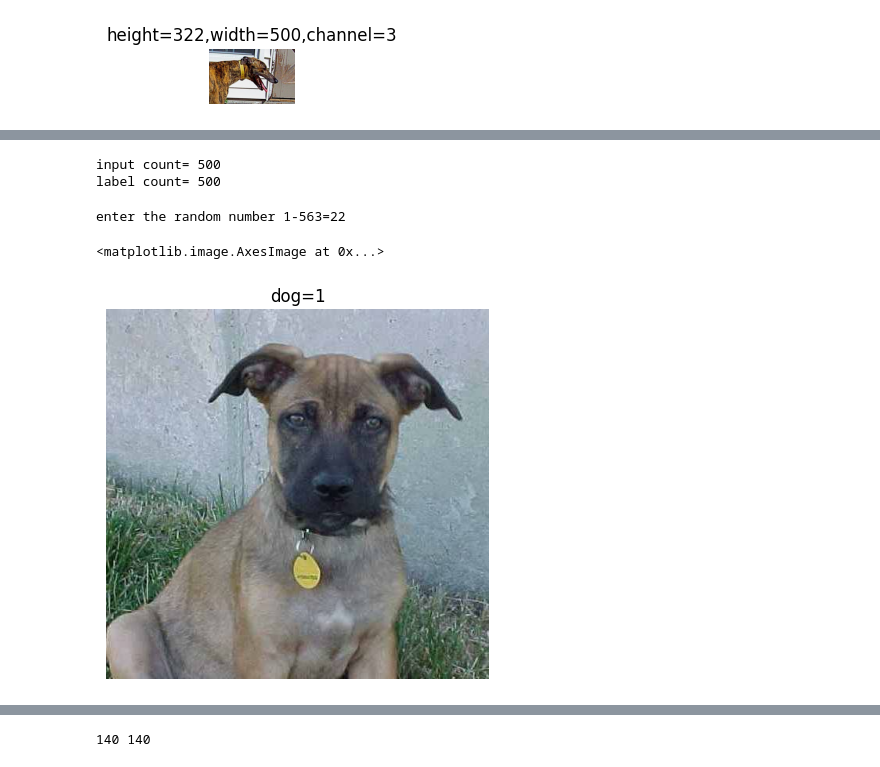
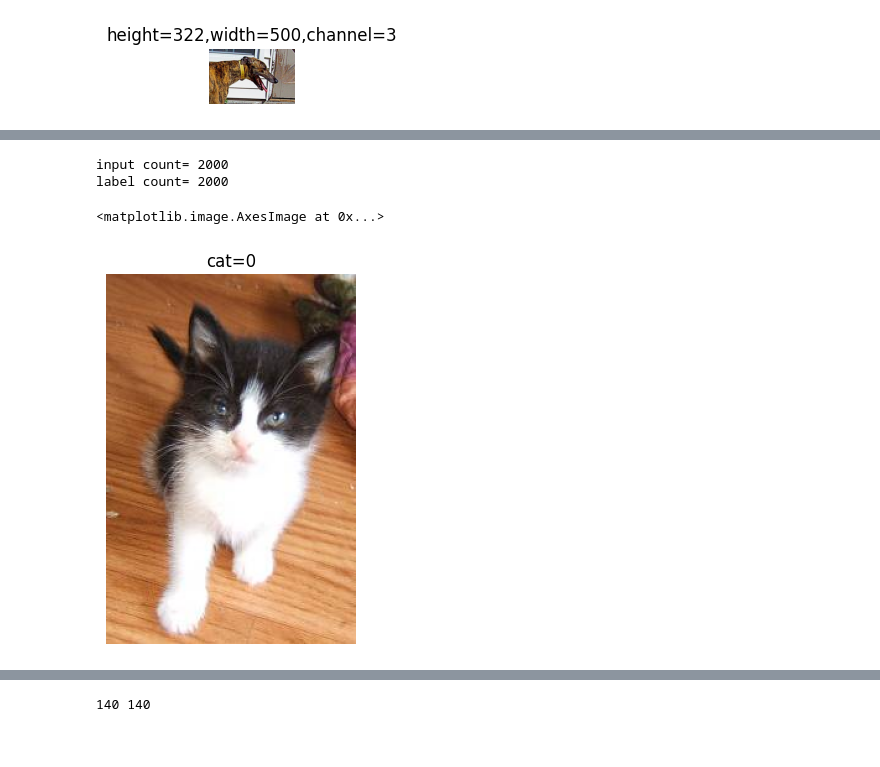
Before and after one commit to Rahulchunduruu/Machine-Learning, a Jupyter notebook: cat_and_dogs_vgg19.ipynb, the cells around one changed output, grey strips where cells are left out. Saved outputs shown, nothing was run; the diff lists cells and outputs as text; code cells hidden in the pictures.

```diff
--- a/cat_and_dogs_vgg19.ipynb
+++ b/cat_and_dogs_vgg19.ipynb
@@ -138,26 +138,30 @@ plt.imshow(img)
 # %%
-#just pass 800 cat and dog images for creating the perfect model
-train_img=train_image_dog[:250]+train_image_cat[:250]
-train_label=label_data_dog[:250]+label_data_cat[:250]
+#just pass 1000 cat and dog images for creating the perfect model
+train_img=train_image_dog[:1000]+train_image_cat[:1000]
+train_label=label_data_dog[:1000]+label_data_cat[:1000]
+
+
+#train_img=train_image_dog+train_image_cat
+#train_label=label_data_dog+label_data_cat
 # %%
 #count of data
 
 print("input count=",len(train_img))
 print("label count=",len(train_label))
 # %% [output]
-input count= 500
-label count= 500
+input count= 2000
+label count= 2000
 # %%
 #it is for check whether we given correct label or not
-value=int(input("enter the random number 1-563="))
+#value=int(input("enter the random number 1-563="))
+value=1126
 img=plt.imread(train_img[value])
 plt.axis('off')
 plt.title(f"{'dog' if train_label[value] == 1 else 'cat'}={train_label[value]}")
 plt.imshow(img)
 # %% [output]
-enter the random number 1-563=22
+<matplotlib.image.AxesImage at 0x...>
-<matplotlib.image.AxesImage at 0x...>
-[figure, old version]
+[figure, new version]
 # %%
 #resize the image 224x224 train_img
 
```
Also changed, not shown: parts of 19 cells of this notebook.
